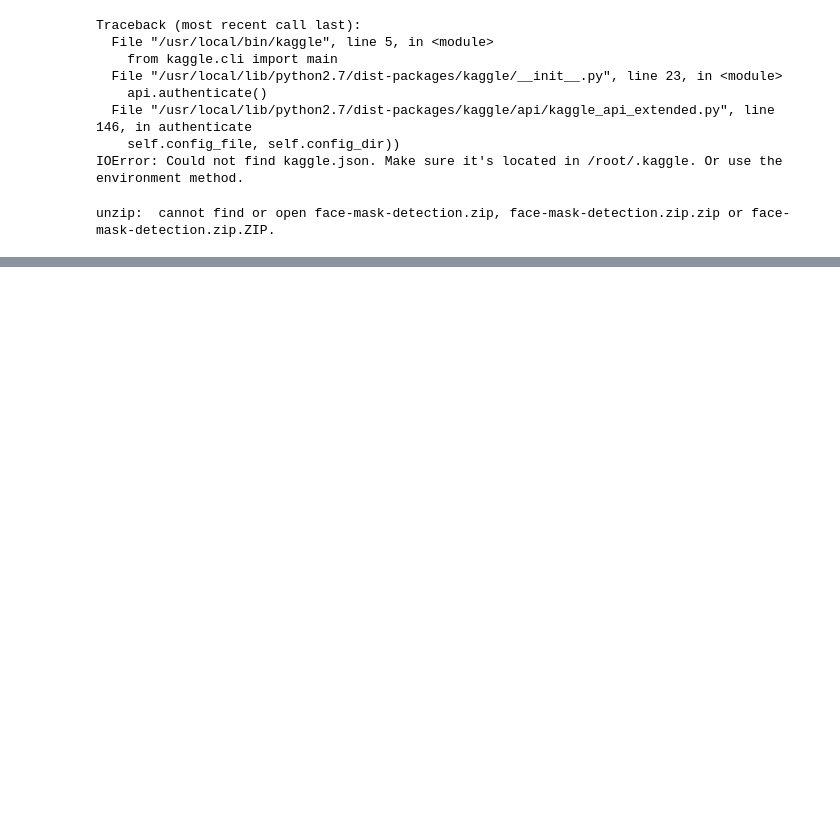
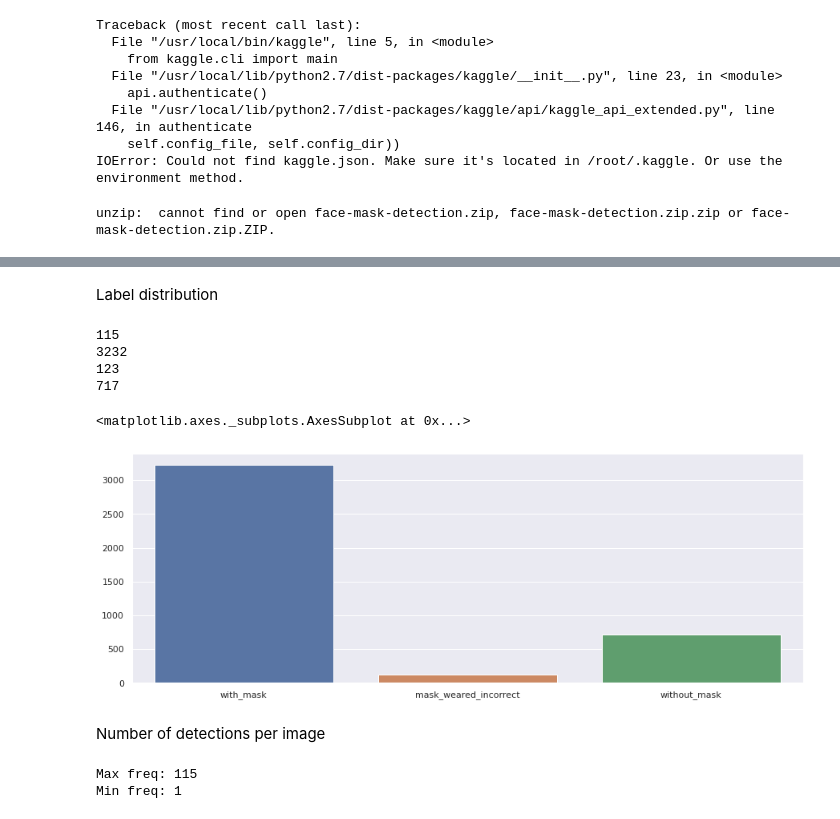
Before and after one commit to pandyah5/aps360-project, a Jupyter notebook: face_mask_detection.ipynb, the cells around one changed output, grey strips where cells are left out. Cells and saved outputs as stored; diff of their text form; code cells hidden in the pictures; blank space fills up the shorter version.

```diff
--- a/face_mask_detection.ipynb
+++ b/face_mask_detection.ipynb
@@ -94,0 +90,56 @@ plt.show()
+# %% [markdown]
+Label distribution
+# %%
+import os
+import seaborn as sns
+
+y_axis = [0, 0, 0]
+count = []
+aspect_ratio = []
+
+for index in range(len(os.listdir('/content/annotations')) - 1):
+  tree = ET.parse('/content/annotations/maksssksksss' + str(index) + '.xml')
+  root = tree.getroot()
+  i = 0
+
+  for size in root.iter('size'):
+    width = float(size[0].text)
+    length = float(size[1].text)
+    aspect_ratio.append(width/length)
+
+  for object in root.iter('object'):
+      # name of the bounding box
+      name = object[0].text
+      i += 1
+
+      if name == 'with_mask':
+        y_axis[0] += 1
+      if name == 'mask_weared_incorrect':
+        y_axis[1] += 1
+      if name == 'without_mask':
+        y_axis[2] += 1
+
+  count.append(i)
+  if count[index] > 100 :
+    print(count[index])
+
+print(y_axis[0])
+print(y_axis[1])
+print(y_axis[2])
+sns.set_theme(style="darkgrid")
+sns.barplot(['with_mask', 'mask_weared_incorrect', 'without_mask'], y_axis)
+# %% [output]
+115
+3232
+123
+717
+<matplotlib.axes._subplots.AxesSubplot at 0x...>
+[figure, added]
+# %% [markdown]
+Number of detections per image
+# %%
+print("Max freq:", max(count))
+print("Min freq:", min(count))
+# %% [output]
+Max freq: 115
+Min freq: 1
```
Also changed, not shown: parts of 7 cells of this notebook, 2 other files.
